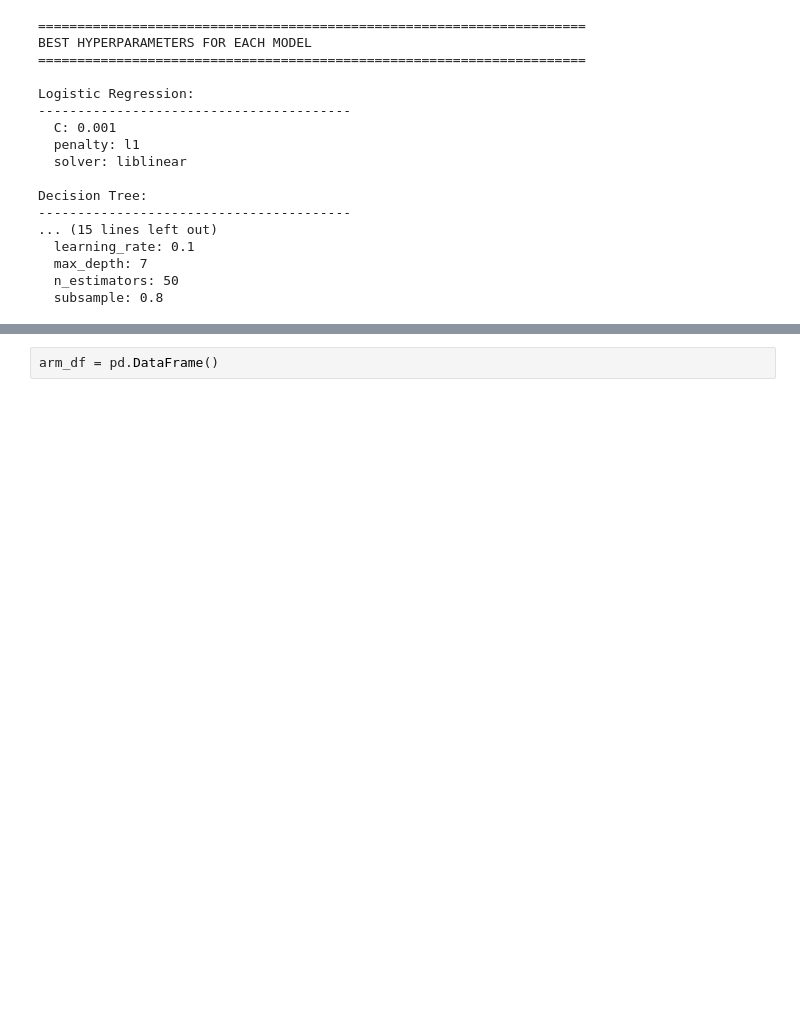
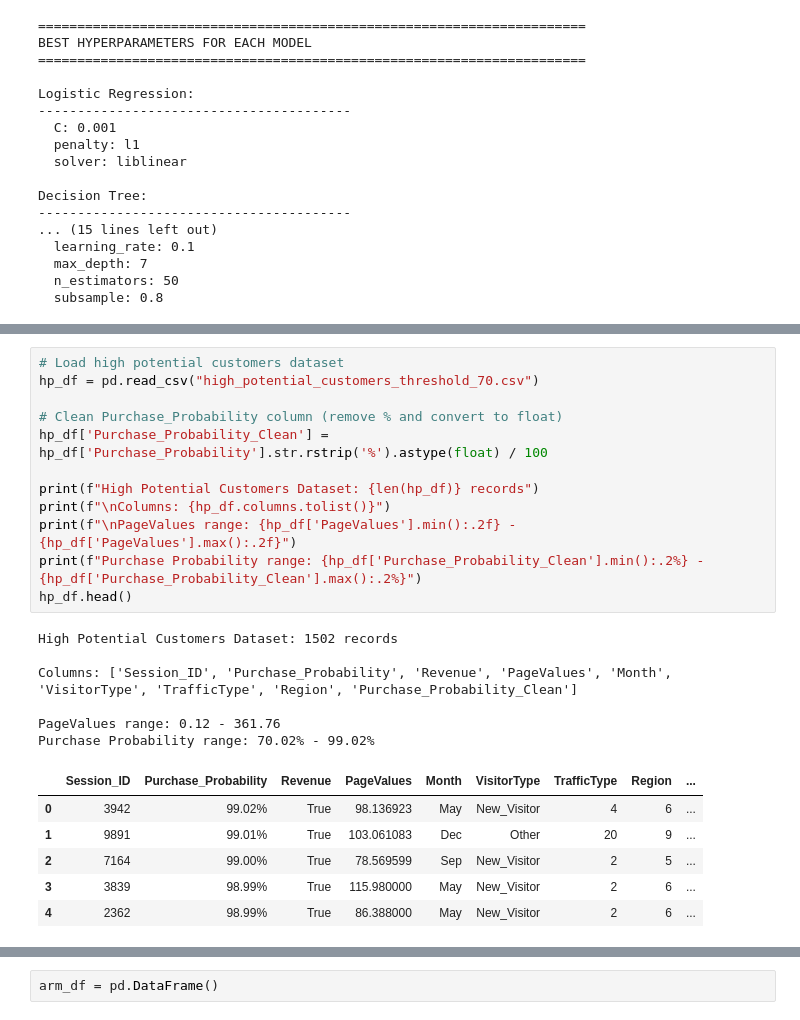
Before and after one commit to roysaw77/Project_Data-Mining, a Jupyter notebook: main.ipynb, the cells around one changed output, grey strips where cells are left out. Drawn from its saved outputs; the diff is of its cells as text; blank space fills up the shorter version.

```diff
--- a/main.ipynb
+++ b/main.ipynb
@@ -1061,0 +855,25 @@ So it is clear that we misclustered many successful revenue sessions as unintere
+# %%
+# Load high potential customers dataset
+hp_df = pd.read_csv("high_potential_customers_threshold_70.csv")
+
+# Clean Purchase_Probability column (remove % and convert to float)
+hp_df['Purchase_Probability_Clean'] = hp_df['Purchase_Probability'].str.rstrip('%').astype(float) / 100
+
+print(f"High Potential Customers Dataset: {len(hp_df)} records")
+print(f"\nColumns: {hp_df.columns.tolist()}")
+print(f"\nPageValues range: {hp_df['PageValues'].min():.2f} - {hp_df['PageValues'].max():.2f}")
+print(f"Purchase Probability range: {hp_df['Purchase_Probability_Clean'].min():.2%} - {hp_df['Purchase_Probability_Clean'].max():.2%}")
+hp_df.head()
+# %% [output]
+High Potential Customers Dataset: 1502 records
+
+Columns: ['Session_ID', 'Purchase_Probability', 'Revenue', 'PageValues', 'Month', 'VisitorType', 'TrafficType', 'Region', 'Purchase_Probability_Clean']
+
+PageValues range: 0.12 - 361.76
+Purchase Probability range: 70.02% - 99.02%
+|  | Session_ID | Purchase_Probability | Revenue | PageValues | Month | VisitorType | TrafficType | Region | ... |
+| 0 | 3942 | 99.02% | True | 98.136923 | May | New_Visitor | 4 | 6 | ... |
+| 1 | 9891 | 99.01% | True | 103.061083 | Dec | Other | 20 | 9 | ... |
+| 2 | 7164 | 99.00% | True | 78.569599 | Sep | New_Visitor | 2 | 5 | ... |
+| 3 | 3839 | 98.99% | True | 115.980000 | May | New_Visitor | 2 | 6 | ... |
+| 4 | 2362 | 98.99% | True | 86.388000 | May | New_Visitor | 2 | 6 | ... |
```
Also changed, not shown: parts of 28 cells of this notebook, 4 other files.
